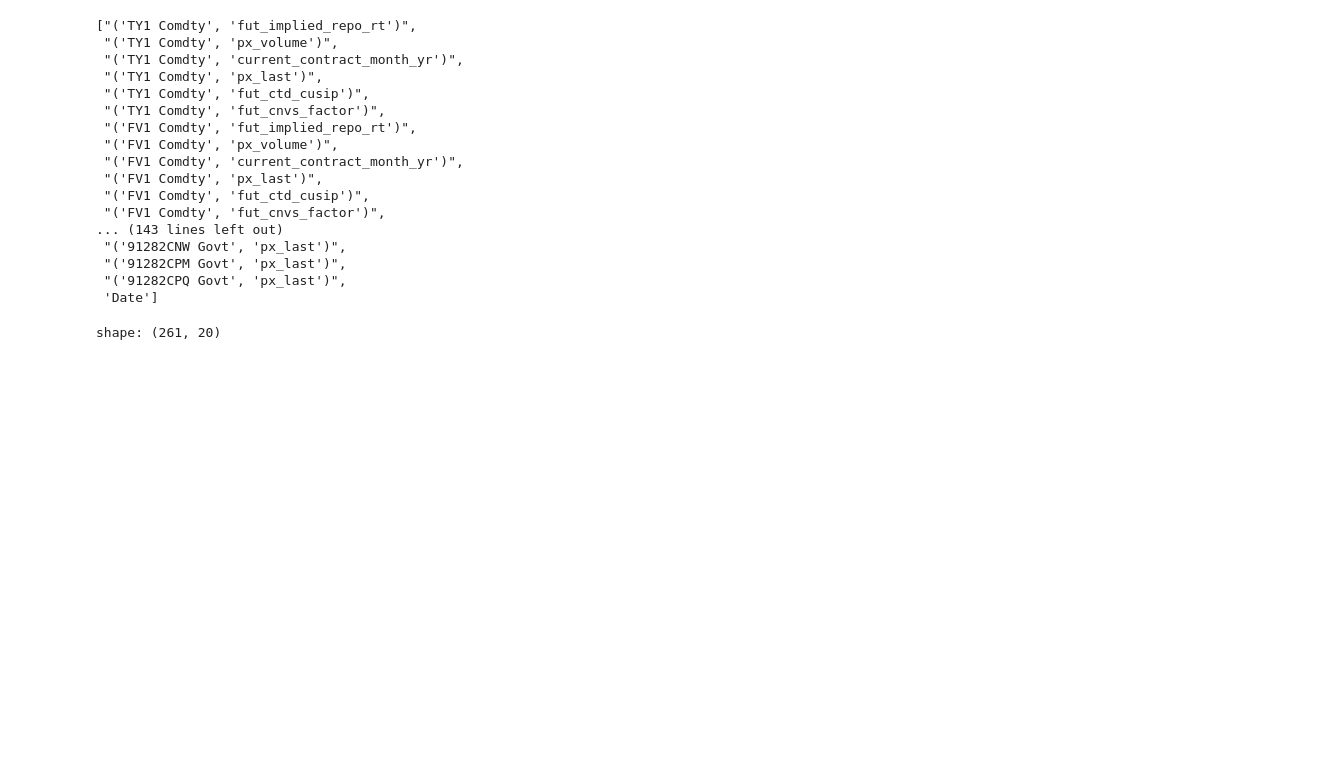
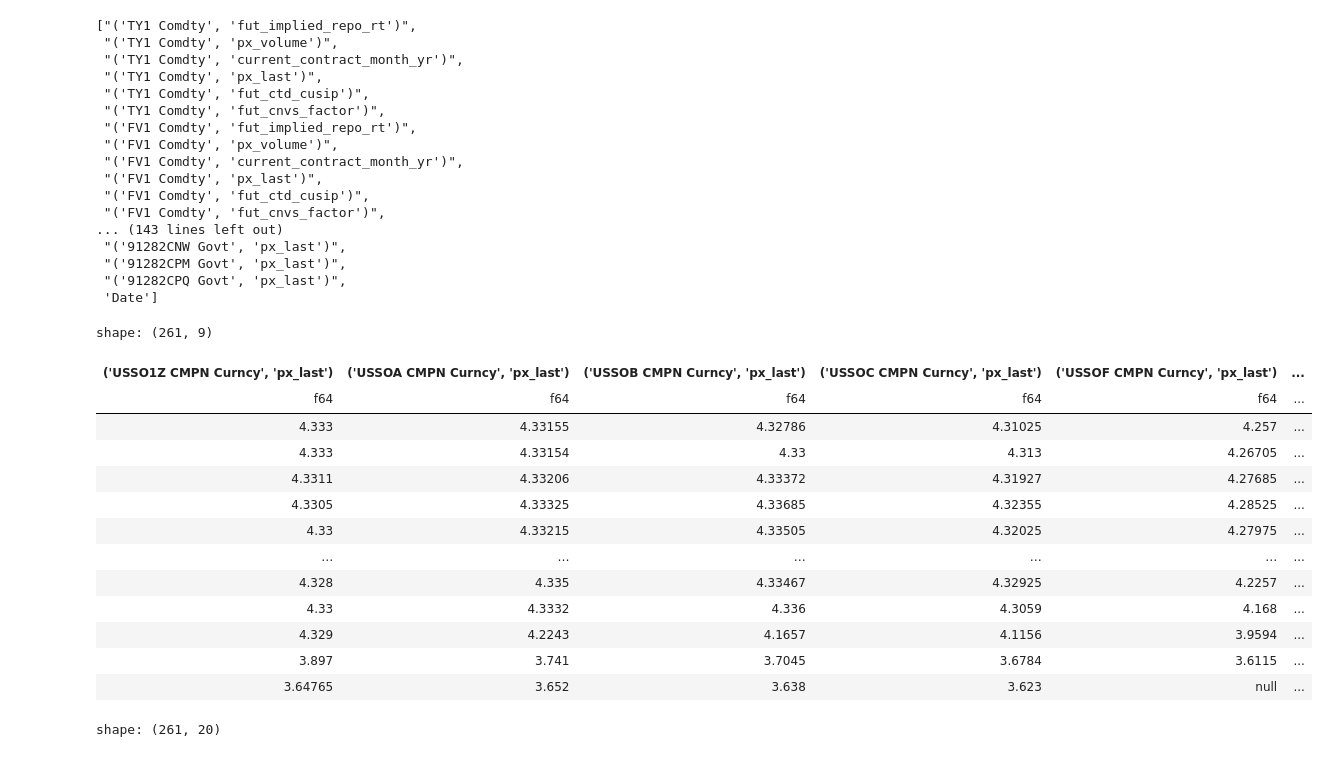
Before and after one commit to maxz073/p10_Siriwardane_et_al_2026, a Jupyter notebook: src/check.ipynb, the cells around one changed output. Drawn from its saved outputs; the diff is of its cells as text; code cells hidden in the pictures; blank space fills up the shorter version.

```diff
--- a/src/check.ipynb
+++ b/src/check.ipynb
@@ -55,6 +56,36 @@ df.columns
  "('91282CPM Govt', 'px_last')",
  "('91282CPQ Govt', 'px_last')",
  'Date']
+# %%
+cols_needed = [
+    "('USSO1Z CMPN Curncy', 'px_last')",
+    "('USSOA CMPN Curncy', 'px_last')",
+    "('USSOB CMPN Curncy', 'px_last')",
+    "('USSOC CMPN Curncy', 'px_last')",
+    "('USSOF CMPN Curncy', 'px_last')",
+    "('USSO1 CMPN Curncy', 'px_last')",
+    "('USSO2 CMPN Curncy', 'px_last')",
+    "('USSO3 CMPN Curncy', 'px_last')",
+    "('USSO4 CMPN Curncy', 'px_last')",
+]
+
+df_usso = df.select(cols_needed)
+df_usso
+# %% [output]
+shape: (261, 9)
+| ('USSO1Z CMPN Curncy', 'px_last') | ('USSOA CMPN Curncy', 'px_last') | ('USSOB CMPN Curncy', 'px_last') | ('USSOC CMPN Curncy', 'px_last') | ('USSOF CMPN Curncy', 'px_last') | ... |
+| f64 | f64 | f64 | f64 | f64 | ... |
+| 4.333 | 4.33155 | 4.32786 | 4.31025 | 4.257 | ... |
+| 4.333 | 4.33154 | 4.33 | 4.313 | 4.26705 | ... |
+| 4.3311 | 4.33206 | 4.33372 | 4.31927 | 4.27685 | ... |
+| 4.3305 | 4.33325 | 4.33685 | 4.32355 | 4.28525 | ... |
+| 4.33 | 4.33215 | 4.33505 | 4.32025 | 4.27975 | ... |
+| … | … | … | … | … | ... |
+| 4.328 | 4.335 | 4.33467 | 4.32925 | 4.2257 | ... |
+| 4.33 | 4.3332 | 4.336 | 4.3059 | 4.168 | ... |
+| 4.329 | 4.2243 | 4.1657 | 4.1156 | 3.9594 | ... |
+| 3.897 | 3.741 | 3.7045 | 3.6784 | 3.6115 | ... |
+| 3.64765 | 3.652 | 3.638 | 3.623 | null | ... |
 # %%
 # Select columns whose names contain either 'fut_dlv_dt_first' or 'fut_dlv_dt_last'
 cols = [col for col in df.columns if 'fut_dlv_dt_first' in str(col) or 'fut_dlv_dt_last' in str(col)]
```
Also changed, not shown: parts of 3 cells of this notebook, 1 other file.
